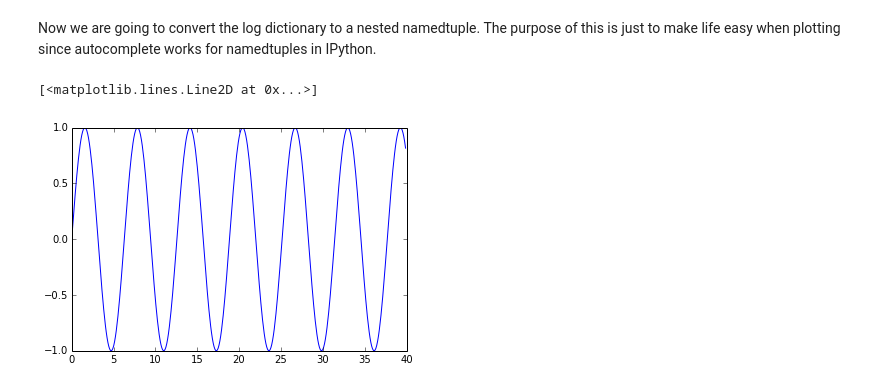
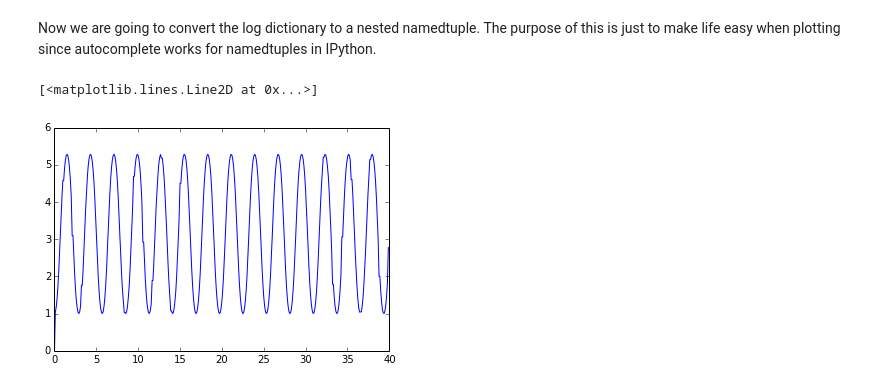
Before and after one commit to jgoppert/PX4-SIL, a Jupyter notebook: PeriodicSim.ipynb, the cells around one changed output. Saved outputs shown, nothing was run; the diff lists cells and outputs as text; code cells hidden in the pictures.

Commit message:
Working on pendulum example messages.

```diff
--- a/PeriodicSim.ipynb
+++ b/PeriodicSim.ipynb
@@ -153,24 +169,31 @@ print d
 # %% [markdown]
 First we declare the uORB manager and all processes that will be running. Next, we create the scheduler and pass the list or processes to it. Finally, we run the scheudler.
 # %%
-%%time
-# constants
-tf = 40
+def run_sim():
+    # constants
+    tf = 40
 
-# declare uorb manager
-uorb_manager = uorb.Manager()
+    # declare uorb manager
+    uorb_manager = uorb.Manager()
 
-# declare periodic processes
-uorb_manager = uorb.Manager()
-estimator = Estimator(0.01, uorb_manager)
-logger = Logger(0.1, tf, uorb_manager)
-dynamics = PendulumDynamics(0.001, [1,0], d['rhs'], uorb_manager)
-# declare scheduler
-scheduler = PeriodicScheduler(False, 0, tf, 1.0/1000)
+    # dynamics function from sympy
+    d = SympyDict.load(
+        os.path.join('save', 'pendulum.sympy'))
+    f_pend_dyn = state_space_lambdify(d['rhs'], d['t'], d['x_vect'],
+                                      d['u_vect'], d['m'], d['g'], d['l'])
 
-# set process list
-scheduler.process_list = [
-    estimator, logger]
+    # declare periodic processes
+    controller = Controller(0.01, uorb_manager)
+    estimator = Estimator(0.01, uorb_manager)
+    dynamics = PendulumDynamics(0.001, [1,0], f_pend_dyn, uorb_manager)
+    sensor = Sensor(0.1, uorb_manager)
+    logger = Logger(0.1, tf, uorb_manager)
 
-# run the scheduler
-scheduler.run()
+    # declare scheduler
+    scheduler = PeriodicScheduler(False, 0, tf, 1.0/1000)
+    scheduler.process_list = [
+        dynamics, sensor, estimator, controller, logger]
+
+    # run the scheduler
+    scheduler.run()
+    return nested_dict_to_namedtuple(logger.log)
@@ -179,0 +200,3 @@ Wall time: 137 ms
+# %%
+%%time
+log = run_sim()
@@ -180,9 +206,8 @@ Wall time: 137 ms
 # %% [markdown]
 Now we are going to convert the log dictionary to a nested namedtuple. The purpose of this is just to make life easy when plotting since autocomplete works for namedtuples in IPython.
 # %%
-log = nested_dict_to_namedtuple(logger.log)
 plt.plot(log.vehicle_global_position.timestamp/1e6,
          log.vehicle_global_position.alt)
 # %% [output]
 [<matplotlib.lines.Line2D at 0x...>]
-[figure, old version]
+[figure, new version]
```
Also changed, not shown: parts of 11 cells of this notebook, 2 other files.
